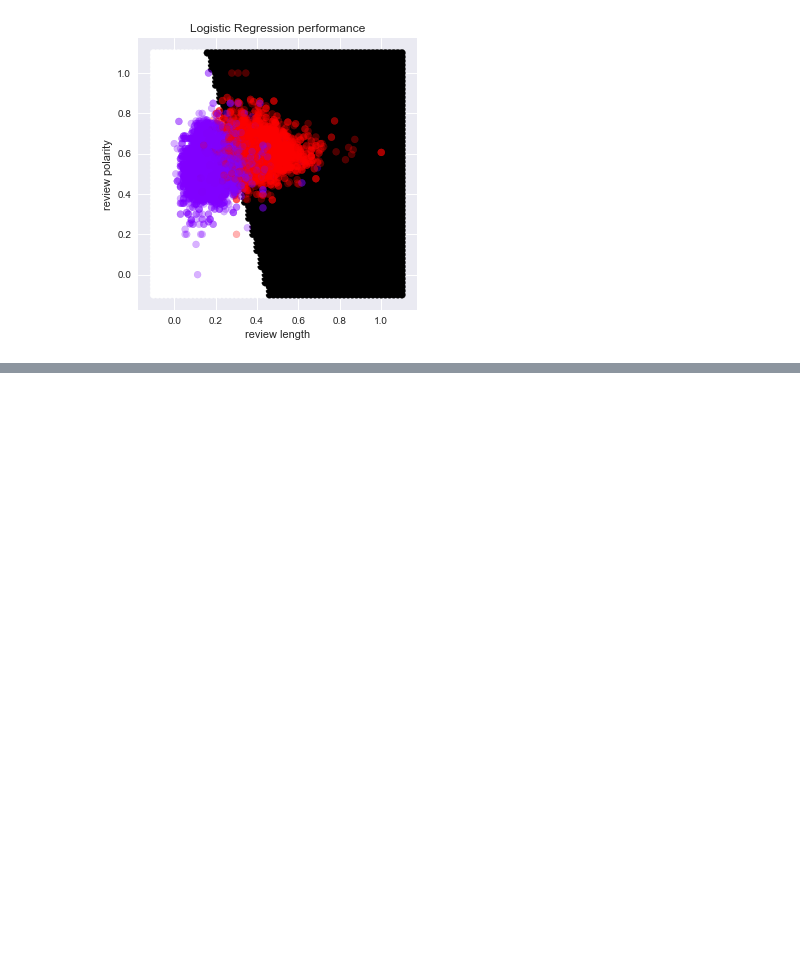
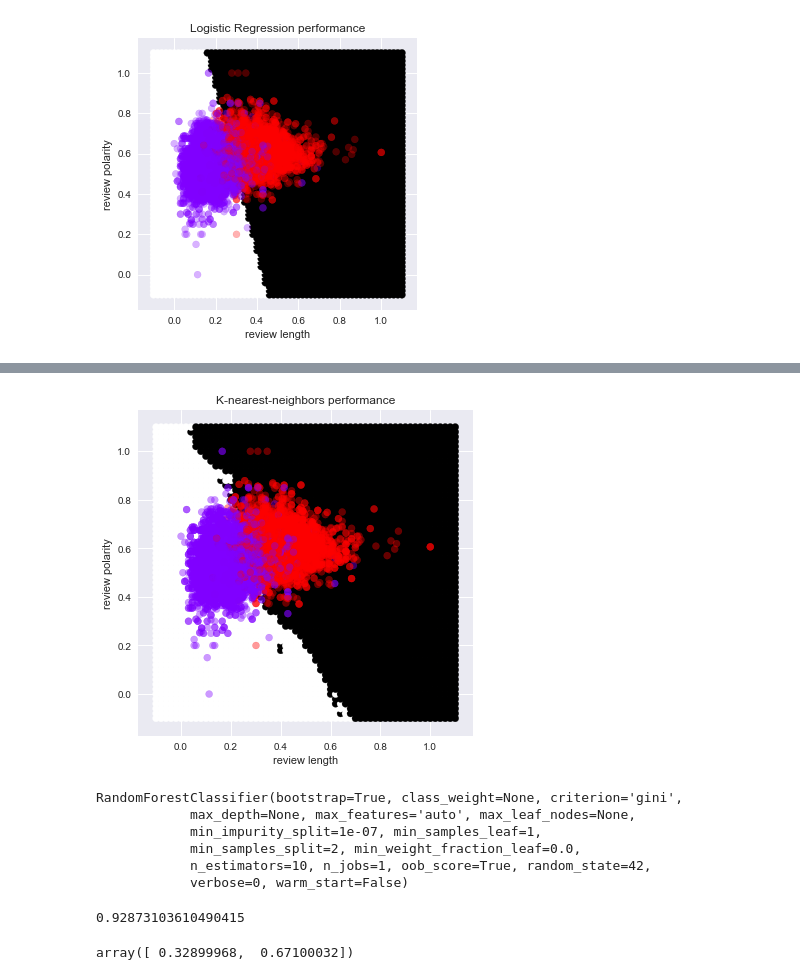
Before and after one commit to pavlafuxova/TFM, a Jupyter notebook: length_polarity_classifier.ipynb, the cells around one changed output, grey strips where cells are left out. Cells and saved outputs as stored; diff of their text form; code cells hidden in the pictures; blank space fills up the shorter version.

```diff
--- a/length_polarity_classifier.ipynb
+++ b/length_polarity_classifier.ipynb
@@ -271,0 +358,18 @@ plt.show()
+# %%
+h = .02
+x_min, x_max = X[:, 1].min() - 0.1, X[:, 1].max() + .1
+y_min, y_max = X[:, 0].min() - .1, X[:, 0].max() + .1
+xx, yy = np.meshgrid(np.arange(x_min, x_max, h),
+                         np.arange(y_min, y_max, h))
+Z = clf_knn.predict(np.c_[yy.ravel(), xx.ravel()])
+Z = Z.reshape(xx.shape)
+
+plt.figure(figsize=(6,6))
+plt.scatter(xx, yy,c=Z)
+plt.scatter(X[:,1],X[:,0],c=y,cmap="rainbow",alpha=.4)
+plt.xlabel('review length')
+plt.ylabel('review polarity')
+plt.title('K-nearest-neighbors performance')
+plt.show()
+# %% [output]
+[figure, added]
@@ -271,0 +382,17 @@ plt.show()
+# %%
+clf_rf.fit(X_train,y_train)
+# %% [output]
+RandomForestClassifier(bootstrap=True, class_weight=None, criterion='gini',
+            max_depth=None, max_features='auto', max_leaf_nodes=None,
+            min_impurity_split=1e-07, min_samples_leaf=1,
+            min_samples_split=2, min_weight_fraction_leaf=0.0,
+            n_estimators=10, n_jobs=1, oob_score=True, random_state=42,
+            verbose=0, warm_start=False)
+# %%
+clf_rf.oob_score_
+# %% [output]
+0.92873103610490415
+# %%
+clf_rf.feature_importances_
+# %% [output]
+array([ 0.32899968,  0.67100032])
```
Also changed, not shown: parts of 25 cells of this notebook.
